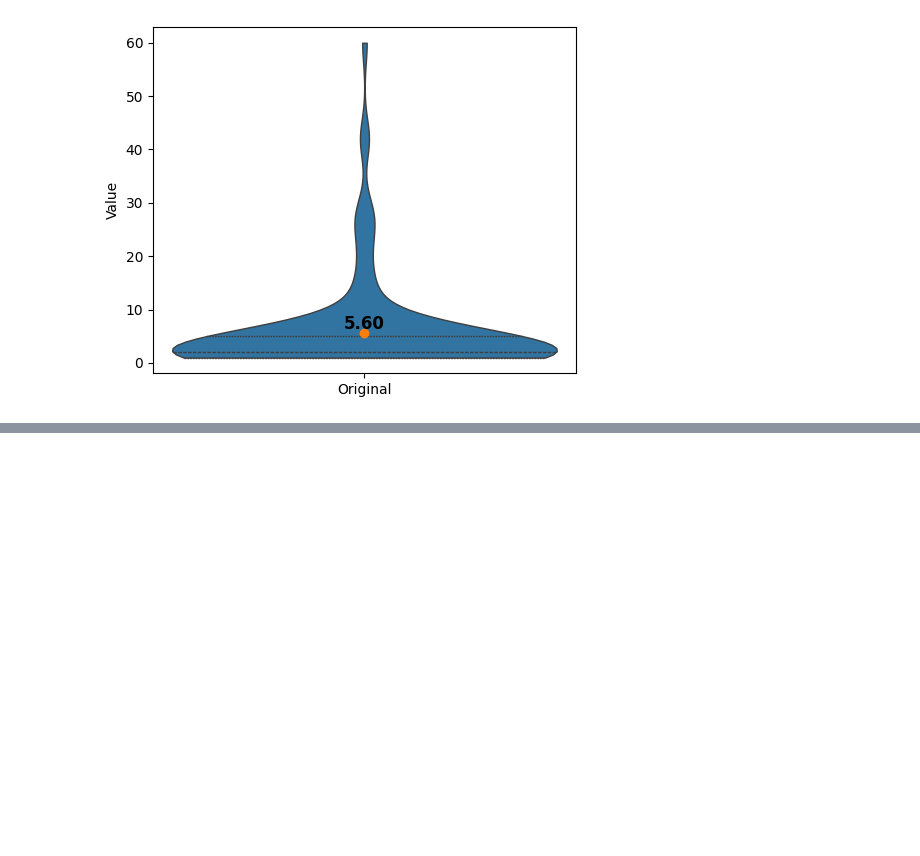
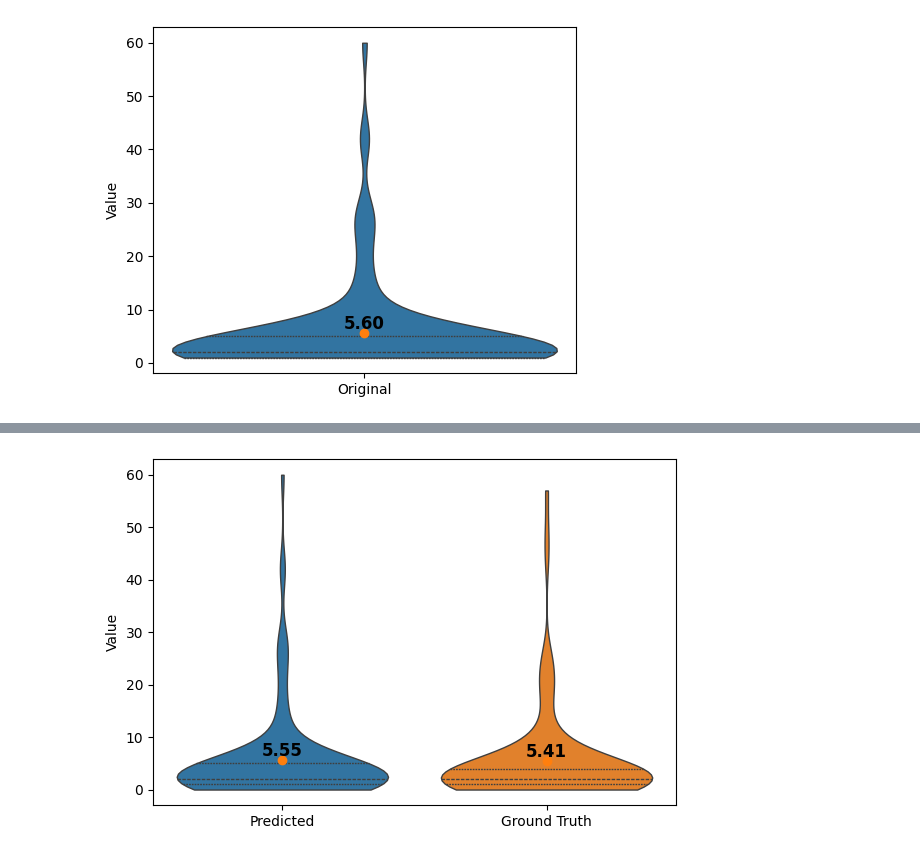
Before and after one commit to sandialabs/pvcracks, a Jupyter notebook: docs/Examples/example_download_run_multisolsegment.ipynb, the cells around one changed output, grey strips where cells are left out. Cells and saved outputs as stored; diff of their text form; code cells hidden in the pictures; blank space fills up the shorter version.

```diff
--- a/docs/Examples/example_download_run_multisolsegment.ipynb
+++ b/docs/Examples/example_download_run_multisolsegment.ipynb
@@ -415,0 +508,13 @@ See the caveats in the documentation: https://pandas.pydata.org/pandas-docs/stab
+# %%
+pred_counts = dffeatures_multi.groupby("cell_number").size().rename("pred_crack_count")
+gt_counts = dffeatures_gt.groupby("cell_number").size().rename("gt_crack_count")
+
+count_comparison = (
+    pd.concat([pred_counts, gt_counts], axis=1).fillna(0).astype(int).reset_index()
+)
+count_comparison.columns = ["cell_number", "pred_crack_count", "gt_crack_count"]
+count_comparison["count_diff"] = (
+    count_comparison["pred_crack_count"] - count_comparison["gt_crack_count"]
+)
+
+display(count_comparison.head())
@@ -415,0 +528,12 @@ See the caveats in the documentation: https://pandas.pydata.org/pandas-docs/stab
+# %%
+vp = violinplt(
+    count_comparison[["pred_crack_count", "gt_crack_count"]].rename(
+        columns={
+            "pred_crack_count": "Predicted",
+            "gt_crack_count": "Ground Truth",
+        }
+    ),
+    figsize=(6, 4),
+)
+# %% [output]
+[figure, added]
```
Also changed, not shown: parts of 19 cells of this notebook, 3 other files.
